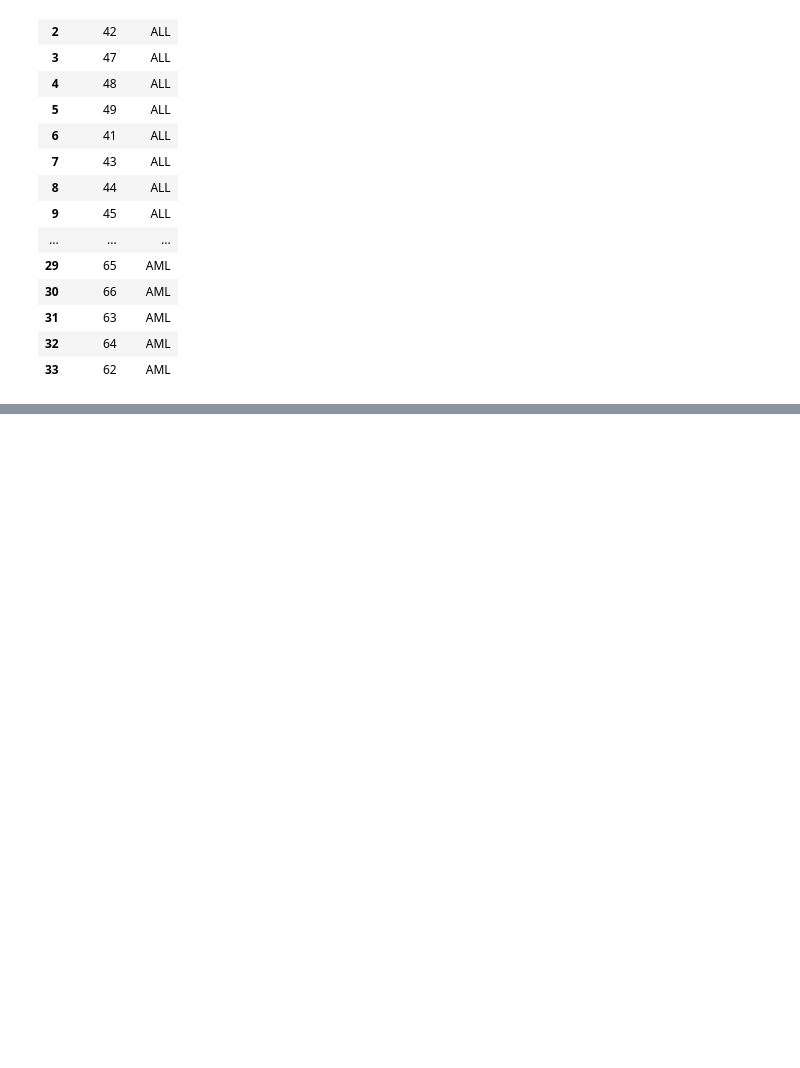
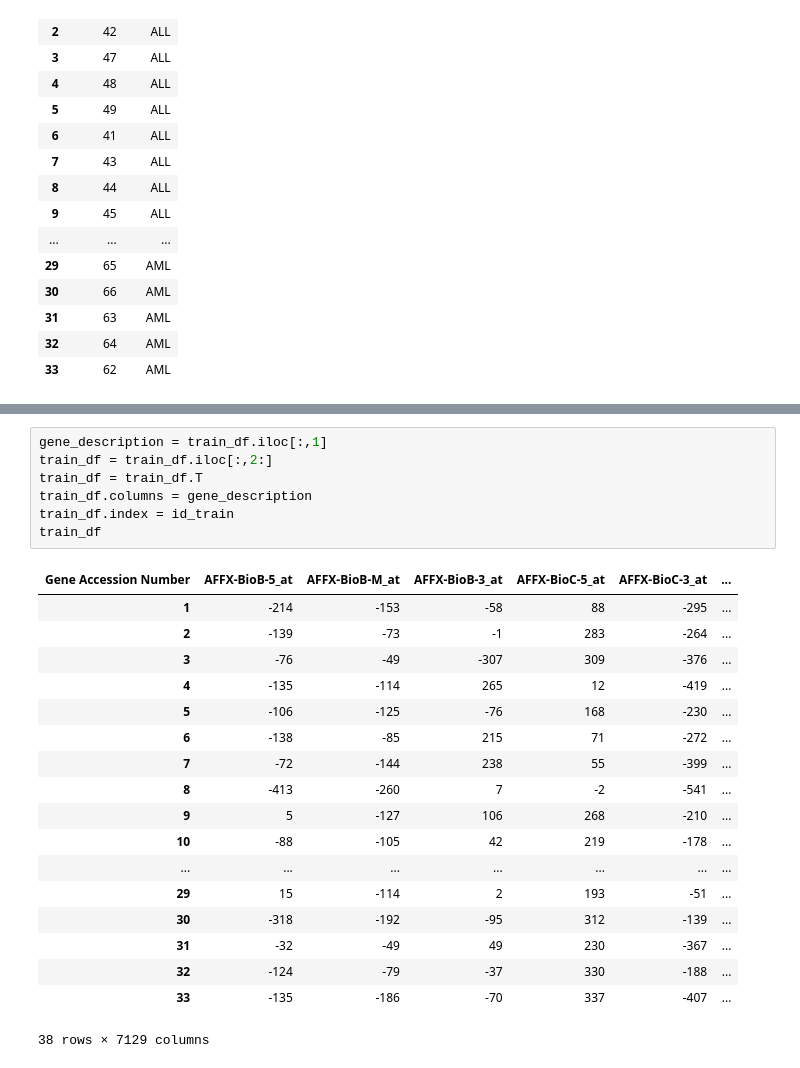
Before and after one commit to BilalAcikgoz/all-aml-classification, a Jupyter notebook: main.ipynb, the cells around one changed output, grey strips where cells are left out. Cells and saved outputs as stored; diff of their text form; blank space fills up the shorter version.

```diff
--- a/main.ipynb
+++ b/main.ipynb
@@ -312,0 +365,26 @@ test_target
+# %%
+gene_description = train_df.iloc[:,1]
+train_df = train_df.iloc[:,2:]
+train_df = train_df.T
+train_df.columns = gene_description
+train_df.index = id_train
+train_df
+# %% [output]
+| Gene Accession Number | AFFX-BioB-5_at | AFFX-BioB-M_at | AFFX-BioB-3_at | AFFX-BioC-5_at | AFFX-BioC-3_at | ... |
+| 1 | -214 | -153 | -58 | 88 | -295 | ... |
+| 2 | -139 | -73 | -1 | 283 | -264 | ... |
+| 3 | -76 | -49 | -307 | 309 | -376 | ... |
+| 4 | -135 | -114 | 265 | 12 | -419 | ... |
+| 5 | -106 | -125 | -76 | 168 | -230 | ... |
+| 6 | -138 | -85 | 215 | 71 | -272 | ... |
+| 7 | -72 | -144 | 238 | 55 | -399 | ... |
+| 8 | -413 | -260 | 7 | -2 | -541 | ... |
+| 9 | 5 | -127 | 106 | 268 | -210 | ... |
+| 10 | -88 | -105 | 42 | 219 | -178 | ... |
+| ... | ... | ... | ... | ... | ... | ... |
+| 29 | 15 | -114 | 2 | 193 | -51 | ... |
+| 30 | -318 | -192 | -95 | 312 | -139 | ... |
+| 31 | -32 | -49 | 49 | 230 | -367 | ... |
+| 32 | -124 | -79 | -37 | 330 | -188 | ... |
+| 33 | -135 | -186 | -70 | 337 | -407 | ... |
+38 rows × 7129 columns
```
Also changed, not shown: parts of 5 cells of this notebook.
